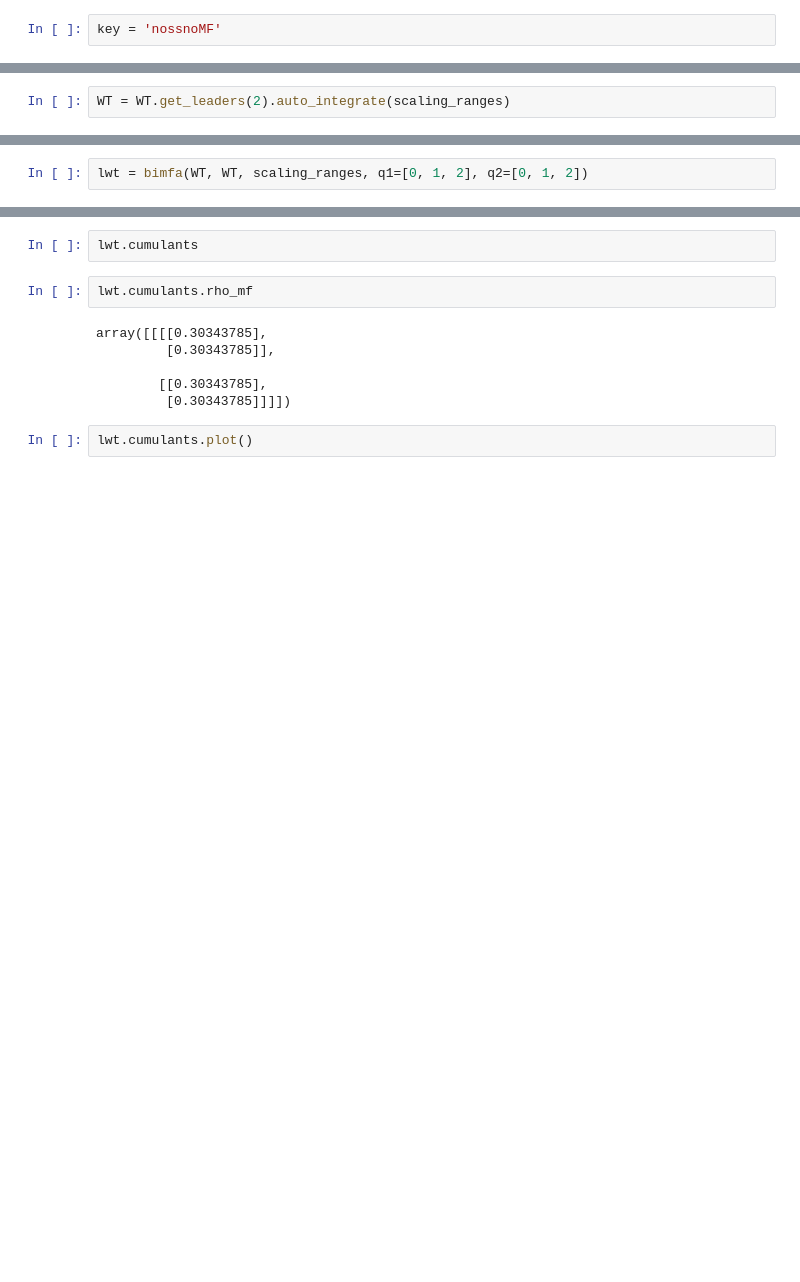
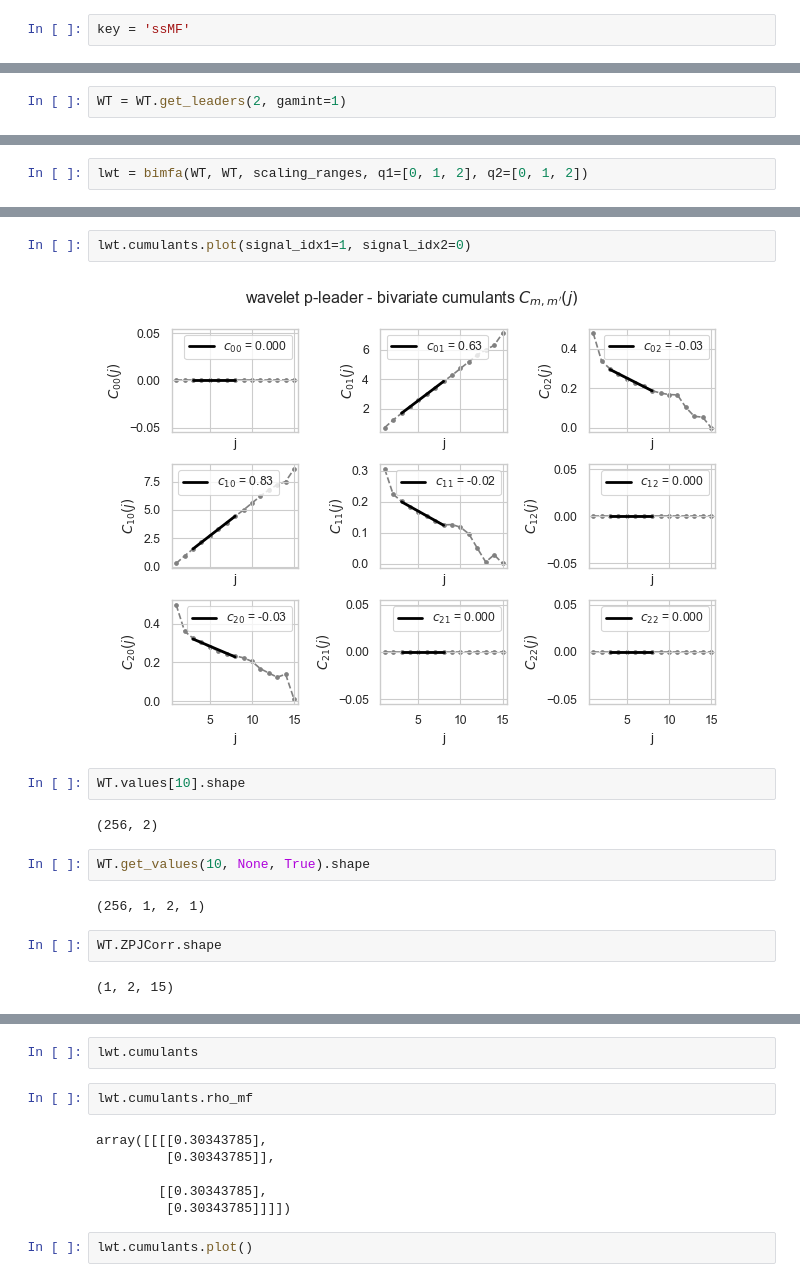
Before and after one commit to neurospin/pymultifracs, a Jupyter notebook: notebooks/Bivariate.ipynb, the cells around one changed output, grey strips where cells are left out. Cells and saved outputs as stored; diff of their text form; blank space fills up the shorter version.

Commit message:
Fixing cumulants

```diff
--- a/notebooks/Bivariate.ipynb
+++ b/notebooks/Bivariate.ipynb
@@ -51,5 +38,5 @@ array([[ 8.11090608, -0.9774847 ],
 # %%
-key = 'nossnoMF'
+key = 'ssMF'
 # %%
 X = data[key].copy()
 
@@ -65,4 +52,4 @@ from pymultifracs.bivariate import bimfa
 # %%
 WT = wavelet_analysis(X)
 # %%
-WT = WT.get_leaders(2).auto_integrate(scaling_ranges)
+WT = WT.get_leaders(2, gamint=1)
@@ -74,0 +76,16 @@ sns.set_context('paper')
+# %%
+lwt.cumulants.plot(signal_idx1=1, signal_idx2=0)
+# %% [output]
+[figure, added]
+# %%
+WT.values[10].shape
+# %% [output]
+(256, 2)
+# %%
+WT.get_values(10, None, True).shape
+# %% [output]
+(256, 1, 2, 1)
+# %%
+WT.ZPJCorr.shape
+# %% [output]
+(1, 2, 15)
```
Also changed, not shown: parts of 14 cells of this notebook, 5 other files.
